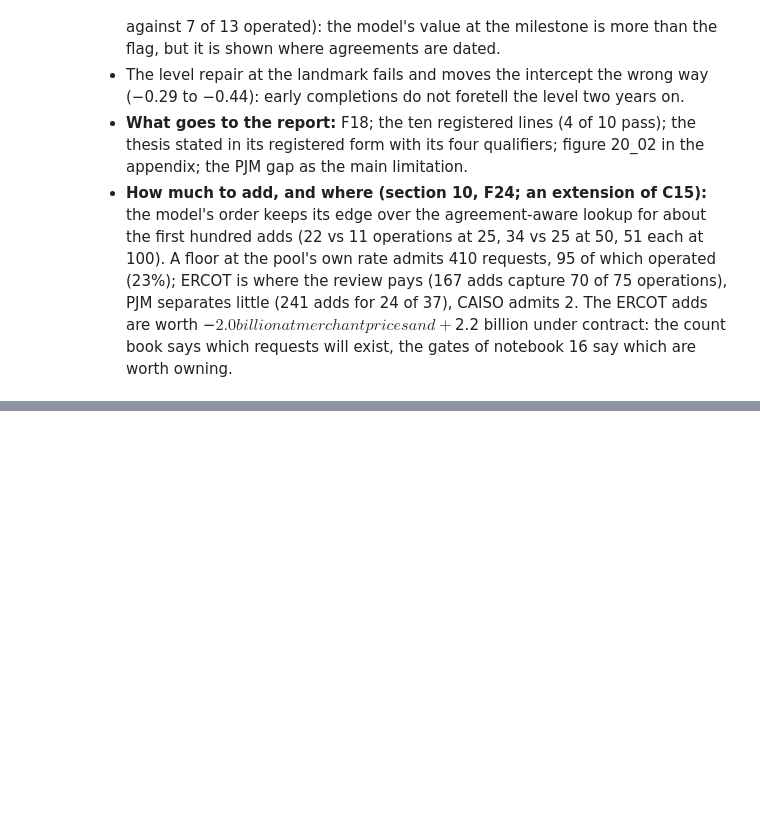
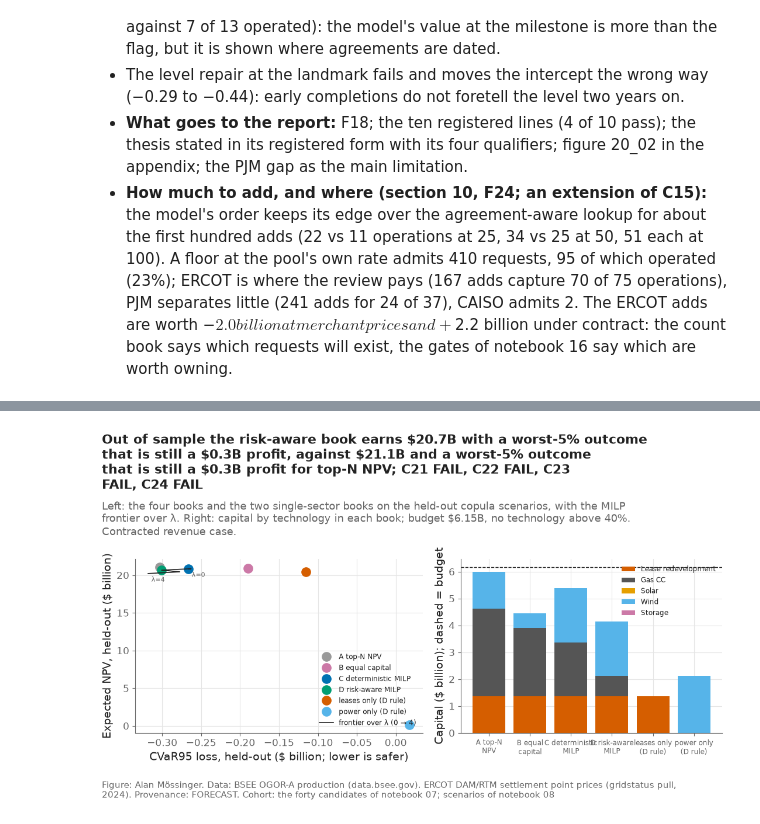
Before and after one commit to alanmossinger/Capstone, a Jupyter notebook: notebooks/09_portfolio.ipynb, the cells around one changed output, grey strips where cells are left out. Cells and saved outputs as stored; diff of their text form; code cells hidden in the pictures; blank space fills up the shorter version.

```diff
--- a/notebooks/09_portfolio.ipynb
+++ b/notebooks/09_portfolio.ipynb
@@ -1845,0 +2030,10 @@ total 0.1 min
+# %%
+out_sample = opt.score_books(books, A_copula, LAM, LEVEL).assign(scenarios="held-out copula (scoring set)", revenue_case=CASE)
+merchant_oos = opt.score_books(books, A_copula_m, LAM, LEVEL).assign(scenarios="held-out copula (scoring set)", revenue_case="merchant")
+scores = pd.concat([in_sample, out_sample, merchant_oos], ignore_index=True)
+scores.to_csv(R / "portfolio_scores.csv", index=False)
+c21 = opt.paired_scenario_bootstrap(A_copula, books["D risk-aware MILP"], books["A top-N NPV"], LAM, LEVEL, N_BOOT, SEED)
+c22 = opt.paired_scenario_bootstrap(A_copula, books["D risk-aware MILP"], books["B equal capital"], LAM, LEVEL, N_BOOT, SEED)
+print(f"C21 D − A: {c21['diff'] / 1e6:+,.0f}M [{c21['low'] / 1e6:+,.0f}, {c21['high'] / 1e6:+,.0f}] → {'PASS' if c21['pass'] else 'FAIL'}; "
+      f"C22 D − B: {c22['diff'] / 1e6:+,.0f}M [{c22['low'] / 1e6:+,.0f}, {c22['high'] / 1e6:+,.0f}] → {'PASS' if c22['pass'] else 'FAIL'}")
+out_sample.round(0)
@@ -1845,0 +2167,36 @@ total 0.1 min
+# %%
+fig, axes = plt.subplots(1, 2, figsize=(11, 6.5), gridspec_kw={"width_ratios": [1.1, 1]})
+colors = {"A top-N NPV": "#999999", "B equal capital": "#CC79A7", "C deterministic MILP": "#0072B2", "D risk-aware MILP": "#009E73", "leases only (D rule)": "#D55E00", "power only (D rule)": "#56B4E9"}
+for _, r in out_sample.iterrows():
+    axes[0].plot(r["cvar_loss"] / 1e9, r["expected_npv"] / 1e9, "o", ms=11, color=colors[r["book"]], label=r["book"])
+axes[0].plot(frontier["cvar_loss_oos"] / 1e9, frontier["expected_npv_oos"] / 1e9, "-", color=plots.INK, lw=1.2, label="frontier over λ (0 → 4)")
+for _, r in frontier[frontier["lam"].isin([0.0, 4.0])].iterrows():
+    axes[0].annotate(f"λ={r['lam']:g}", (r["cvar_loss_oos"] / 1e9, r["expected_npv_oos"] / 1e9), fontsize=8, color=plots.MUTED, xytext=(4, -10), textcoords="offset points")
+axes[0].set_xlabel("CVaR95 loss, held-out ($ billion; lower is safer)")
+axes[0].set_ylabel("Expected NPV, held-out ($ billion)")
+axes[0].legend(loc="lower right", fontsize=8.5)
+names = list(books)
+bottom = np.zeros(len(names))
+for t in ["Lease redevelopment", "Gas CC", "Solar", "Wind", "Storage"]:
+    vals = np.array([capex[(tech == t)] @ books[n][(tech == t)] for n in names]) / 1e9
+    axes[1].bar(range(len(names)), vals, bottom=bottom, color=TECH_COLOR[t], label=t)
+    bottom += vals
+axes[1].axhline(BUDGET / 1e9, color=plots.INK, lw=1, linestyle="--")
+axes[1].set_xticks(range(len(names)), [n.replace(" (D rule)", "\n(D rule)").replace(" MILP", "\nMILP").replace(" capital", "\ncapital").replace(" NPV", "\nNPV") for n in names], fontsize=8.5)
+axes[1].set_ylabel("Capital ($ billion); dashed = budget")
+axes[1].legend(loc="upper right", fontsize=8.5)
+d_row = out_sample[out_sample["book"] == "D risk-aware MILP"].iloc[0]
+a_row = out_sample[out_sample["book"] == "A top-N NPV"].iloc[0]
+def tail_phrase(cvar_loss):
+    return f"a worst-5% outcome that is still a \${-cvar_loss / 1e9:.1f}B profit" if cvar_loss < 0 else f"a worst-5% loss of \${cvar_loss / 1e9:.1f}B"
+
+
+plots.finish(fig,
+             f"Out of sample the risk-aware book earns \${d_row['expected_npv'] / 1e9:.1f}B with {tail_phrase(d_row['cvar_loss'])}, against \${a_row['expected_npv'] / 1e9:.1f}B and {tail_phrase(a_row['cvar_loss'])} for top-N NPV; "
+             f"C21 {scored.loc[0, 'result']}, C22 {scored.loc[1, 'result']}, C23 {scored.loc[2, 'result']}, C24 {scored.loc[3, 'result']}",
+             f"Left: the four books and the two single-sector books on the held-out copula scenarios, with the MILP frontier over λ. Right: capital by technology in each book; budget ${BUDGET / 1e9:.2f}B, no technology above {CAP:.0%}. Contracted revenue case.",
+             "the forty candidates of notebook 07; scenarios of notebook 08", lbnl=False, sources=[config.SOURCE_BSEE, config.SOURCE_ERCOT], provenance="FORECAST")
+plots.save_fig(fig, "F33_four_books", "The four allocation books and the single-sector books out of sample, the frontier over λ, and capital by technology.", NOTEBOOK)
+plt.show()
+# %% [output]
+[figure, added]
```
Also changed, not shown: parts of 27 cells of this notebook, 43 other files.
